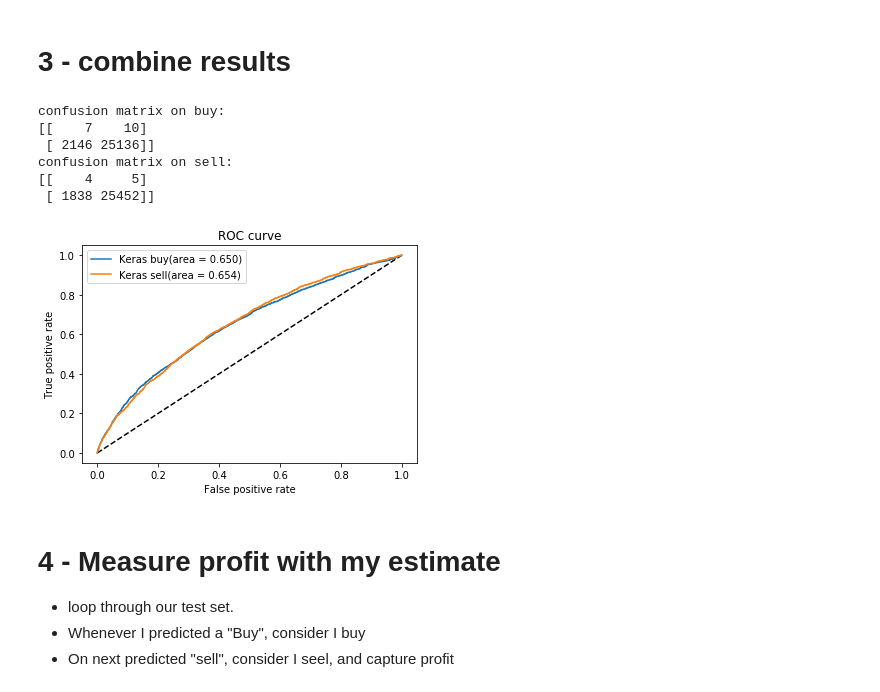
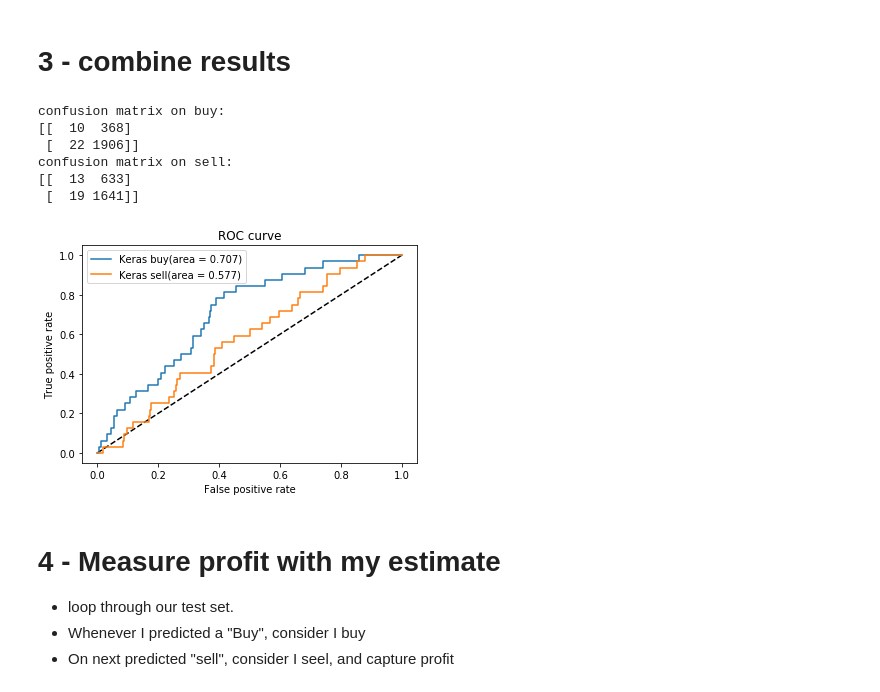
Before and after one commit to cgandon/BitCoin_trading_reco, a Jupyter notebook: 3 - LSTM training.ipynb, the cells around one changed output. Drawn from its saved outputs; the diff is of its cells as text; code cells hidden in the pictures.

```diff
--- a/3 - LSTM training.ipynb
+++ b/3 - LSTM training.ipynb
@@ -122,48 +159,44 @@ pred.sort_values("result_buy", ascending = False)
 pred.to_csv(pref+'test_pred.csv')
 # %%
 # define the level of confidence we want to declare our prediction a high or a low
-pred = pd.read_csv("traintest/100_100_test_pred.csv", index_col=0)
-
-thresh_buy = .781
-thresh_sell = .96
-
+pred = pd.read_csv("traintest/100_test_pred.csv", index_col=0)
+thresh_buy = 0.02
+thresh_sell = 0.015
 # enrich our prediction with Buy/sell as 1 or 0
-pred["buy?"] = pred["result_buy"].apply(lambda x: 1 if x > thresh_buy else 0)
-pred["sell?"] = pred["result_sell"].apply(lambda x: 1 if x > thresh_sell else 0)
-
+pred["buy?"] = pred["result_buy"].apply(lambda x: 1 if x >= thresh_buy else 0)
+pred["sell?"] = pred["result_sell"].apply(lambda x: 1 if x >= thresh_sell else 0)
 # produce a confusion matrix
 from sklearn.metrics import classification_report, confusion_matrix
 print("confusion matrix on buy: \n{}".format(confusion_matrix(pred["buy?"], pred["true_buy"], labels=[1,0])))
 print("confusion matrix on sell: \n{}".format(confusion_matrix(pred["sell?"],pred["true_sell"],  labels=[1,0])))
-
 # produce a ROC curve
 from sklearn.metrics import roc_curve
 fpr_keras, tpr_keras, thresholds_keras = roc_curve(pred["true_buy"], pred["result_buy"])
 fpr_keras2, tpr_keras2, thresholds_keras2 = roc_curve(pred["true_sell"], pred["result_sell"])
 from sklearn.metrics import auc
 auc_keras = auc(fpr_keras, tpr_keras)
 auc_keras2 = auc(fpr_keras2, tpr_keras2)
 from matplotlib import pyplot as plt
 plt.figure(1)
 plt.plot([0, 1], [0, 1], 'k--')
 plt.plot(fpr_keras, tpr_keras, label='Keras buy(area = {:.3f})'.format(auc_keras))
 plt.plot(fpr_keras2, tpr_keras2, label='Keras sell(area = {:.3f})'.format(auc_keras2))
 #plt.plot(fpr_rf, tpr_rf, label='RF (area = {:.3f})'.format(auc_rf))
 plt.xlabel('False positive rate')
 plt.ylabel('True positive rate')
 plt.title('ROC curve')
 plt.legend(loc='best')
 plt.show()
 
 pred.to_csv("traintest/100_100_test_pred.csv")
 # %% [output]
 confusion matrix on buy:
-[[    7    10]
- [ 2146 25136]]
+[[  10  368]
+ [  22 1906]]
 confusion matrix on sell:
-[[    4     5]
- [ 1838 25452]]
+[[  13  633]
+ [  19 1641]]
-[figure, old version]
+[figure, new version]
 # %% [markdown]
 <h1> 4 - Measure profit with my estimate </h1>
 
```
Also changed, not shown: parts of 24 cells of this notebook, 7 other files.
